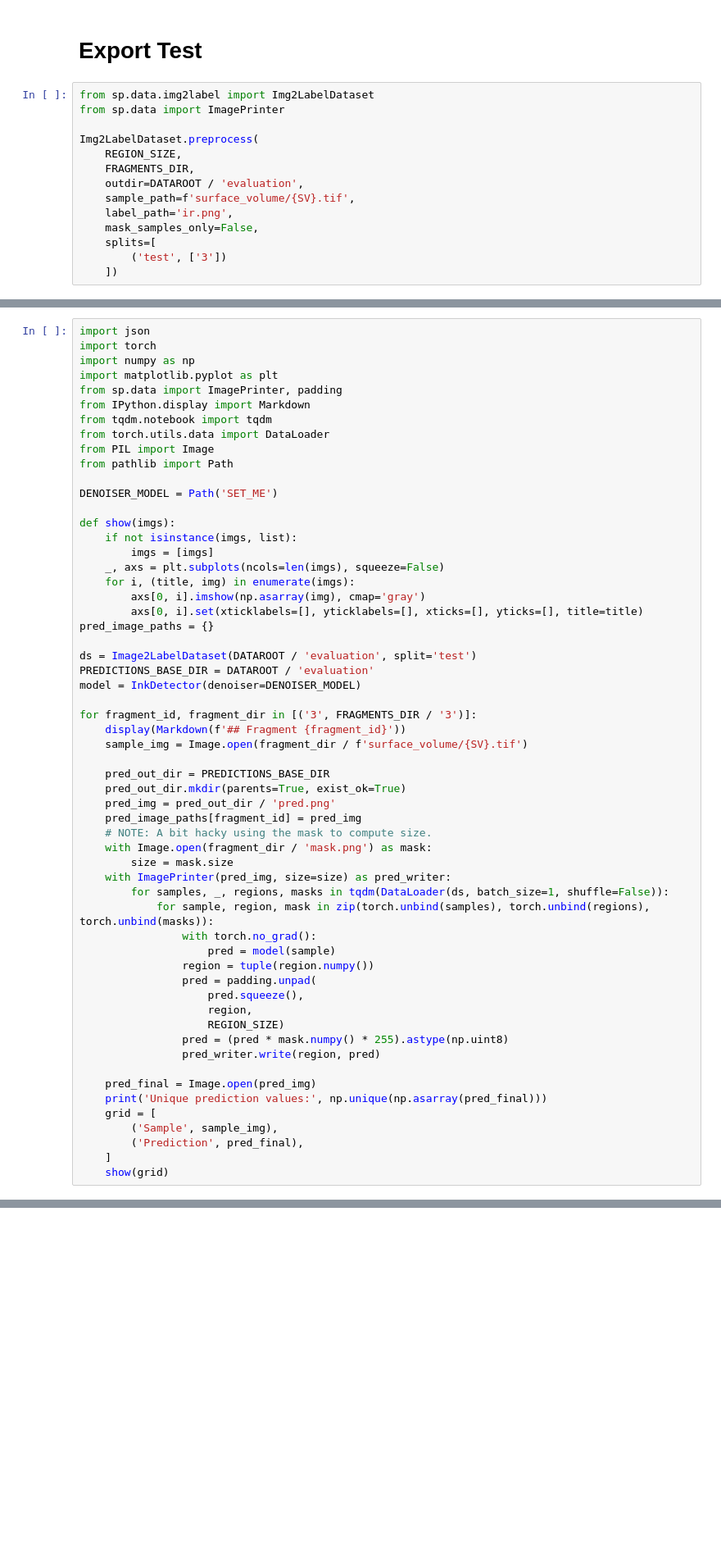
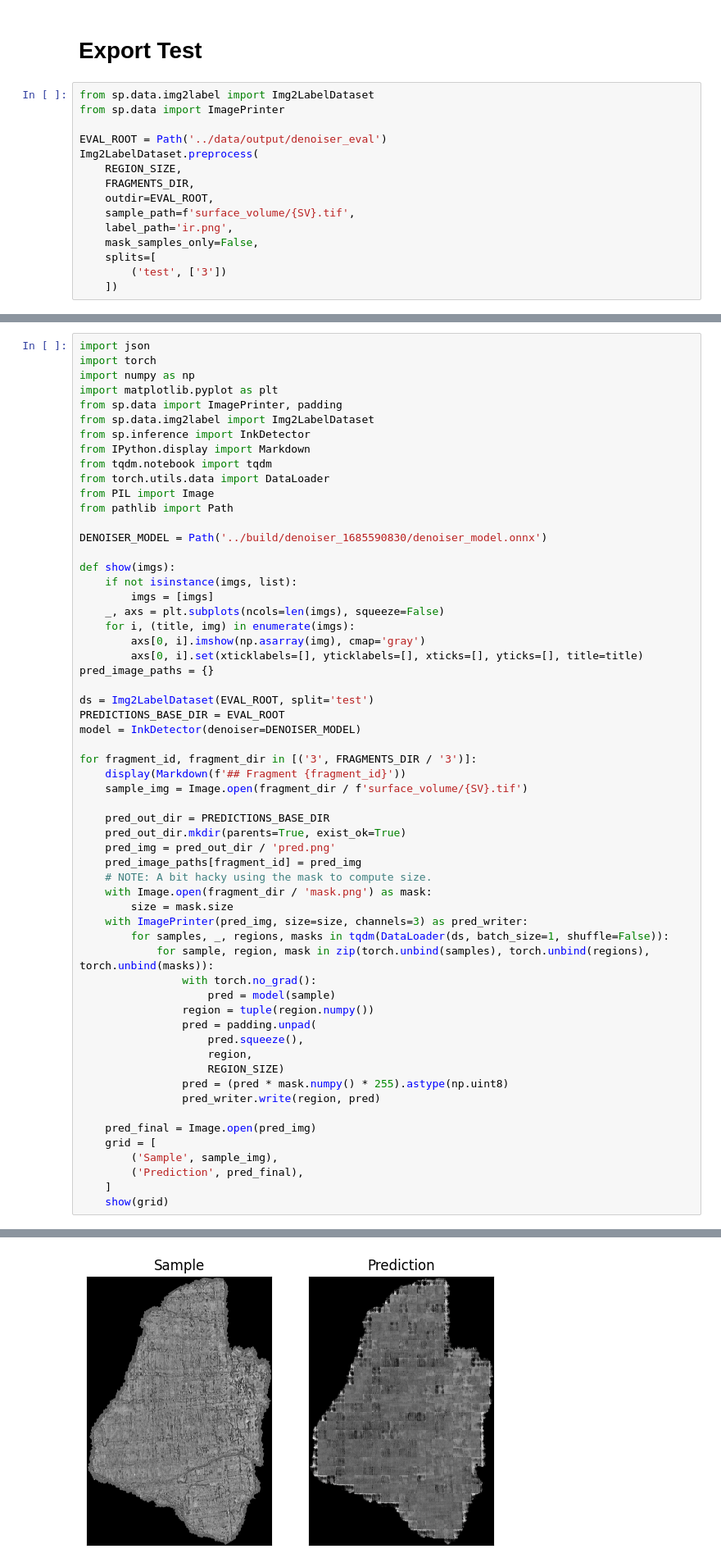
Before and after one commit to traviskaufman/pytorch-CycleGAN-and-pix2pix, a Jupyter notebook: pix2pix.ipynb, the cells around one changed output, grey strips where cells are left out. Shown: that part at 82% size. Cells and saved outputs as stored; diff of their text form; blank space fills up the shorter version.

```diff
--- a/pix2pix.ipynb
+++ b/pix2pix.ipynb
@@ -144,10 +174,11 @@ plt.show()
 from sp.data.img2label import Img2LabelDataset
 from sp.data import ImagePrinter
 
+EVAL_ROOT = Path('../data/output/denoiser_eval')
 Img2LabelDataset.preprocess(
     REGION_SIZE,
     FRAGMENTS_DIR,
-    outdir=DATAROOT / 'evaluation',
+    outdir=EVAL_ROOT,
     sample_path=f'surface_volume/{SV}.tif',
     label_path='ir.png',
     mask_samples_only=False,
@@ -160,13 +193,15 @@ import torch
 import numpy as np
 import matplotlib.pyplot as plt
 from sp.data import ImagePrinter, padding
+from sp.data.img2label import Img2LabelDataset
+from sp.inference import InkDetector
 from IPython.display import Markdown
 from tqdm.notebook import tqdm
 from torch.utils.data import DataLoader
 from PIL import Image
 from pathlib import Path
 
-DENOISER_MODEL = Path('SET_ME')
+DENOISER_MODEL = Path('../build/denoiser_1685590830/denoiser_model.onnx')
 
 def show(imgs):
     if not isinstance(imgs, list):
@@ -177,8 +212,8 @@ def show(imgs):
         axs[0, i].set(xticklabels=[], yticklabels=[], xticks=[], yticks=[], title=title)
 pred_image_paths = {}
 
-ds = Image2LabelDataset(DATAROOT / 'evaluation', split='test')
-PREDICTIONS_BASE_DIR = DATAROOT / 'evaluation'
+ds = Img2LabelDataset(EVAL_ROOT, split='test')
+PREDICTIONS_BASE_DIR = EVAL_ROOT
 model = InkDetector(denoiser=DENOISER_MODEL)
 
 for fragment_id, fragment_dir in [('3', FRAGMENTS_DIR / '3')]:
@@ -192,7 +227,7 @@ for fragment_id, fragment_dir in [('3', FRAGMENTS_DIR / '3')]:
     # NOTE: A bit hacky using the mask to compute size.
     with Image.open(fragment_dir / 'mask.png') as mask:
         size = mask.size
-    with ImagePrinter(pred_img, size=size) as pred_writer:
+    with ImagePrinter(pred_img, size=size, channels=3) as pred_writer:
         for samples, _, regions, masks in tqdm(DataLoader(ds, batch_size=1, shuffle=False)):
             for sample, region, mask in zip(torch.unbind(samples), torch.unbind(regions), torch.unbind(masks)):
                 with torch.no_grad():
@@ -206,9 +241,9 @@ for fragment_id, fragment_dir in [('3', FRAGMENTS_DIR / '3')]:
                 pred_writer.write(region, pred)
 
     pred_final = Image.open(pred_img)
-    print('Unique prediction values:', np.unique(np.asarray(pred_final)))
     grid = [
         ('Sample', sample_img),
         ('Prediction', pred_final),
     ]
     show(grid)
+# %% [output]
@@ -214,0 +251 @@ for fragment_id, fragment_dir in [('3', FRAGMENTS_DIR / '3')]:
+[figure, added]
```
Also changed, not shown: parts of 7 cells of this notebook.
